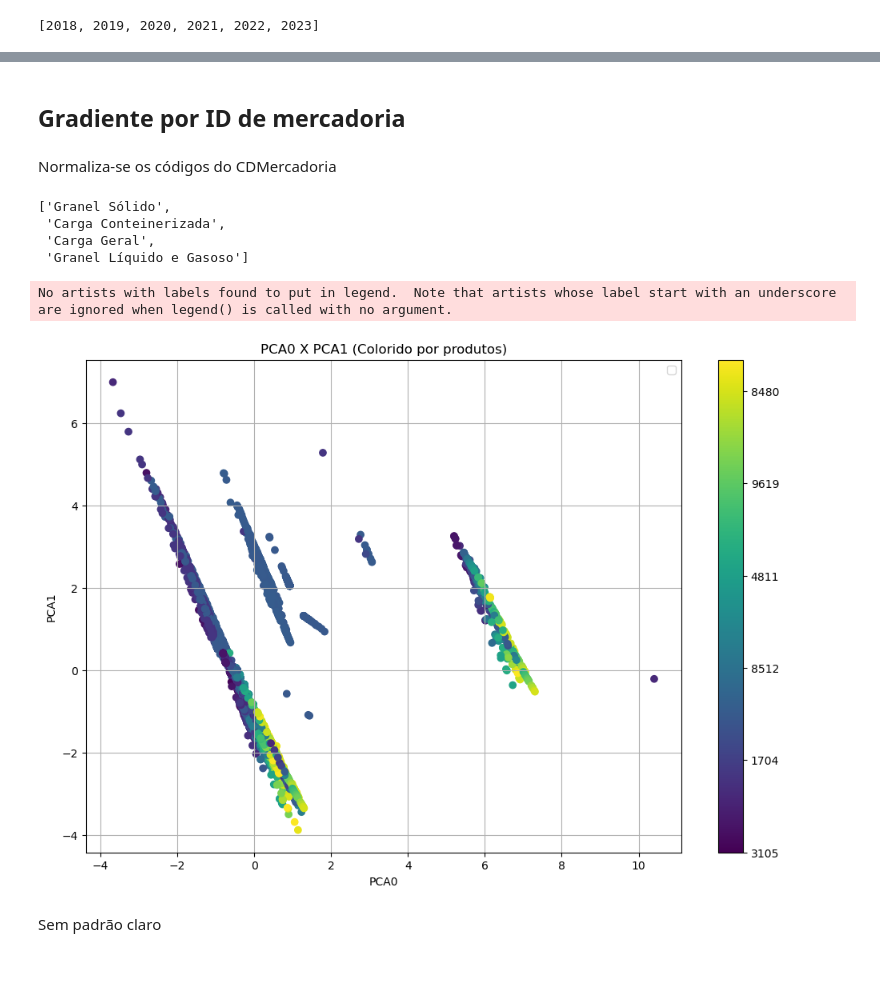
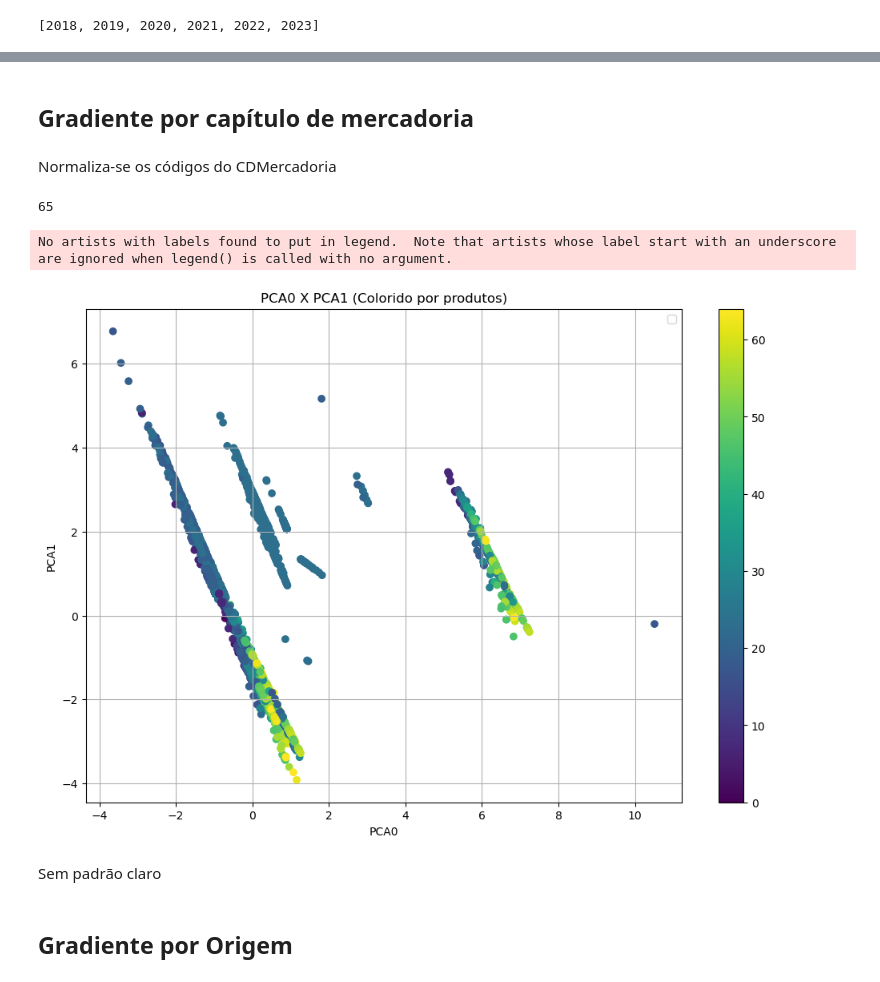
Before and after one commit to igorzeck/PCA, a Jupyter notebook: correlac_df_santos_imp_especifico.ipynb, the cells around one changed output, grey strips where cells are left out. Cells and saved outputs as stored; diff of their text form; code cells hidden in the pictures.

```diff
--- a/correlac_df_santos_imp_especifico.ipynb
+++ b/correlac_df_santos_imp_especifico.ipynb
@@ -64,3 +73,9 @@ Ano atual:  2023
+# %%
+df_merc = pd.read_csv("/home/vortex/Documents/Fatec/Trabalhos/Projeto Integrador local/BD/ANTAQ/Mercadoria.csv", sep=";")
+# %%
+df_mestre = df_mestre.merge(df_merc.loc[:, ["CDMercadoria", "CDNCMSH2"]], on="CDMercadoria")
+# %%
+df_mestre.drop("CDMercadoria", axis=1, inplace=True)
 # %% [markdown]
 ### Categorização
 # %%
@@ -220,2 +235,2 @@ plt.show()
 # %% [markdown]
-## Gradiente por ID de mercadoria
+## Gradiente por capítulo de mercadoria
@@ -224,11 +237,4 @@ x_col = "CDMercadoria"
 # %% [markdown]
 Normaliza-se os códigos do CDMercadoria
 # %%
-norm_codes = plt.Normalize(df_cat['CDMercadoria'].min(), df_cat['CDMercadoria'].max())
+norm_codes = plt.Normalize(df_cat['CDNCMSH2'].min(), df_cat['CDNCMSH2'].max())
-# %%
-df_mestre["CDMercadoria"].unique().tolist()
-# %% [output]
-['Granel Sólido',
- 'Carga Conteinerizada',
- 'Carga Geral',
- 'Granel Líquido e Gasoso']
@@ -244,25 +241,30 @@ x_estilos = {
+# %%
+len(df_mestre['CDNCMSH2'].unique().tolist())
+# %% [output]
+65
 # %%
 plt.figure(figsize=(12, 8))
 plt.title("PCA0 X PCA1 (Colorido por produtos)")
 plt.xlabel("PCA0")
 plt.ylabel("PCA1")
 plt.grid(True)
 
 scatter = plt.scatter(
     df_proj['pca0'], df_proj['pca1'],
-    c=df_cat['CDMercadoria'], cmap='viridis', norm=norm_codes
+    c=df_cat['CDNCMSH2'], cmap='viridis', norm=norm_codes
 )
 
 cbar = plt.colorbar(scatter)
-cd_mercs = df_mestre['CDMercadoria'].unique().tolist()
-# cbar.set_label('Product Code', rotation=270, labelpad=15)
-cbar.set_ticks(range(0, len(cd_mercs), 50))  # Add ticks for each code
-cbar.set_ticklabels(cd_mercs[0::50])  # Match tick labels with ProductID
+cd_mercs = df_mestre['CDNCMSH2'].unique().tolist()
+# cbar.set_ticks(range(0, len(cd_mercs), 5))
+# cbar.set_ticklabels(cd_mercs[0::5])
 
 plt.legend()
 plt.show()
 # %% [output]
 No artists with labels found to put in legend.  Note that artists whose label start with an underscore are ignored when legend() is called with no argument.
-[figure, old version]
+[figure, new version]
 # %% [markdown]
 Sem padrão claro
+# %% [markdown]
+## Gradiente por Origem
```
Also changed, not shown: parts of 34 cells of this notebook, 1 other file.
